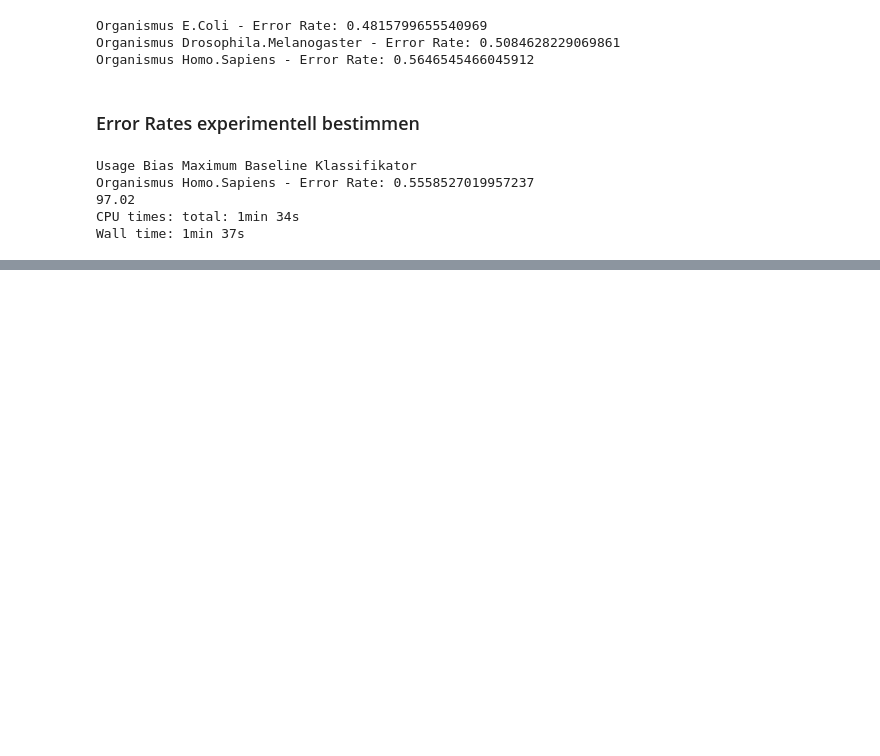
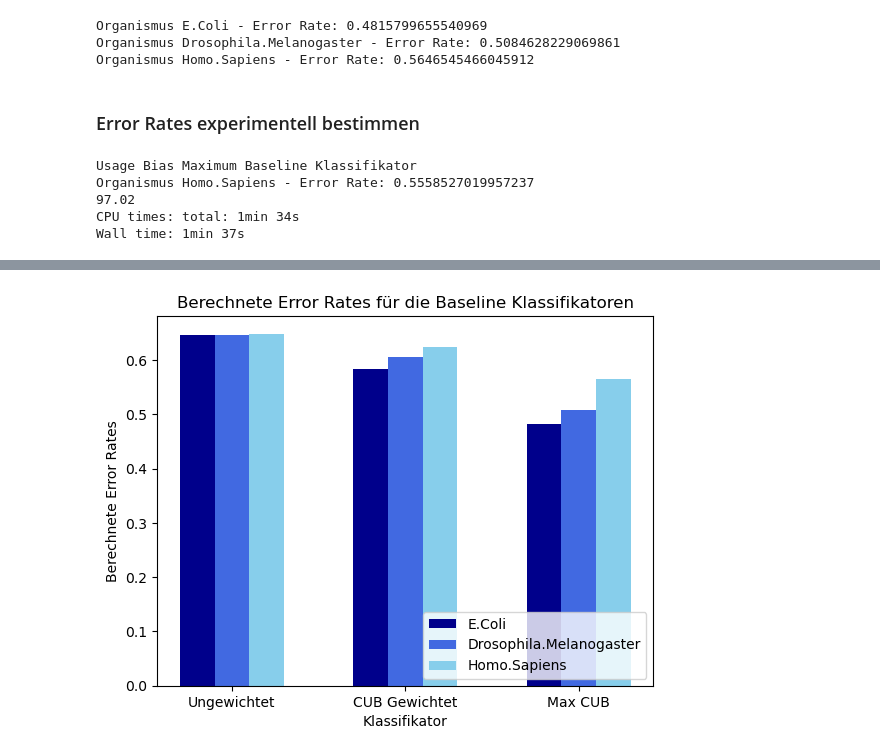
Before and after one commit to maxikuehn/PMDS_Codons, a Jupyter notebook: notebooks/Baseline_Classificators.ipynb, the cells around one changed output, grey strips where cells are left out. Saved outputs shown, nothing was run; the diff lists cells and outputs as text; code cells hidden in the pictures; blank space fills up the shorter version.

```diff
--- a/notebooks/Baseline_Classificators.ipynb
+++ b/notebooks/Baseline_Classificators.ipynb
@@ -489,0 +552,26 @@ exp_error_rates
+# %%
+classifiers = list(calc_error_rates.keys())
+
+# Colors for each organism
+colors = ['darkblue', '#4169e1', 'skyblue']
+
+# Plotting
+bar_width = 0.2
+index = np.arange(len(classifiers))
+
+fig, ax = plt.subplots()
+
+for i, organism in enumerate(organisms):
+    error_rates = [calc_error_rates[classifier][organism] for classifier in classifiers]
+    ax.bar(index + i * bar_width, error_rates, bar_width, label=organism, color=colors[i])
+
+ax.set_xlabel('Klassifikator')
+ax.set_ylabel('Berechnete Error Rates')
+ax.set_title('Berechnete Error Rates für die Baseline Klassifikatoren')
+ax.set_xticks(index + bar_width)
+ax.set_xticklabels(['Ungewichtet', 'CUB Gewichtet', 'Max CUB'])
+ax.legend(loc='lower right')
+
+plt.show()
+# %% [output]
+[figure, added]
```
Also changed, not shown: parts of 21 cells of this notebook.
